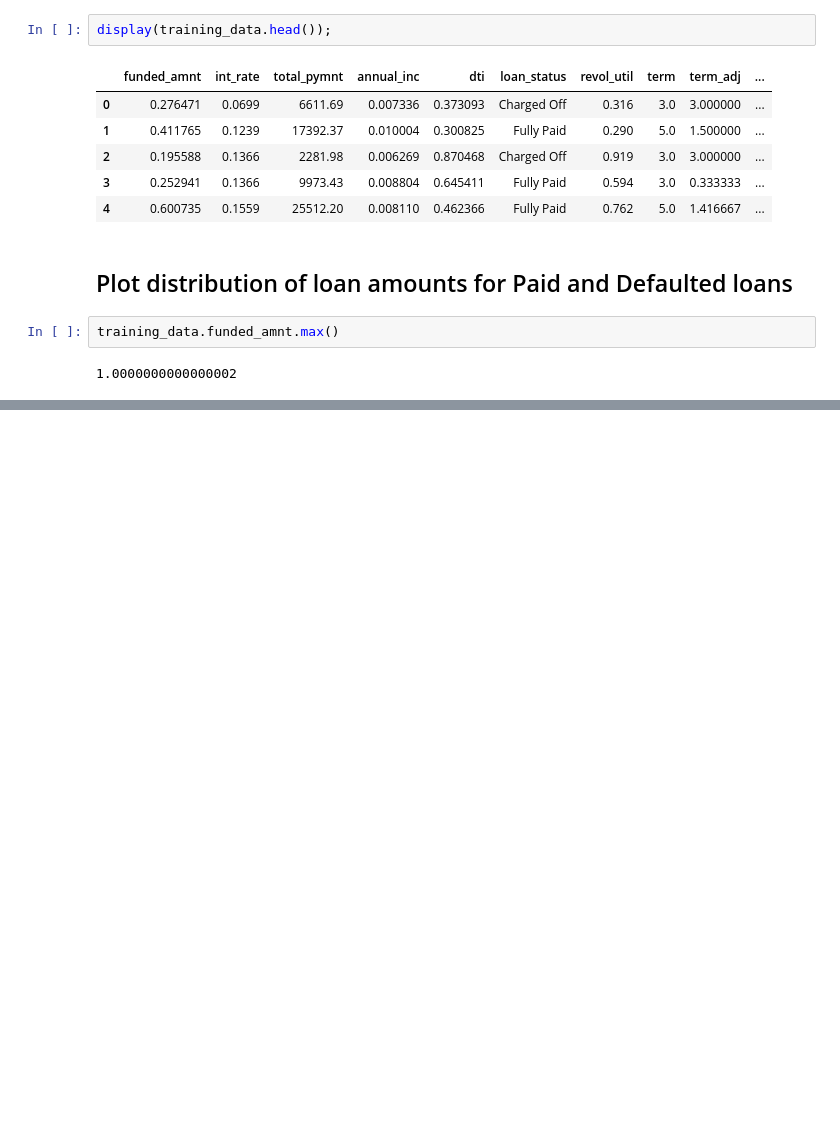
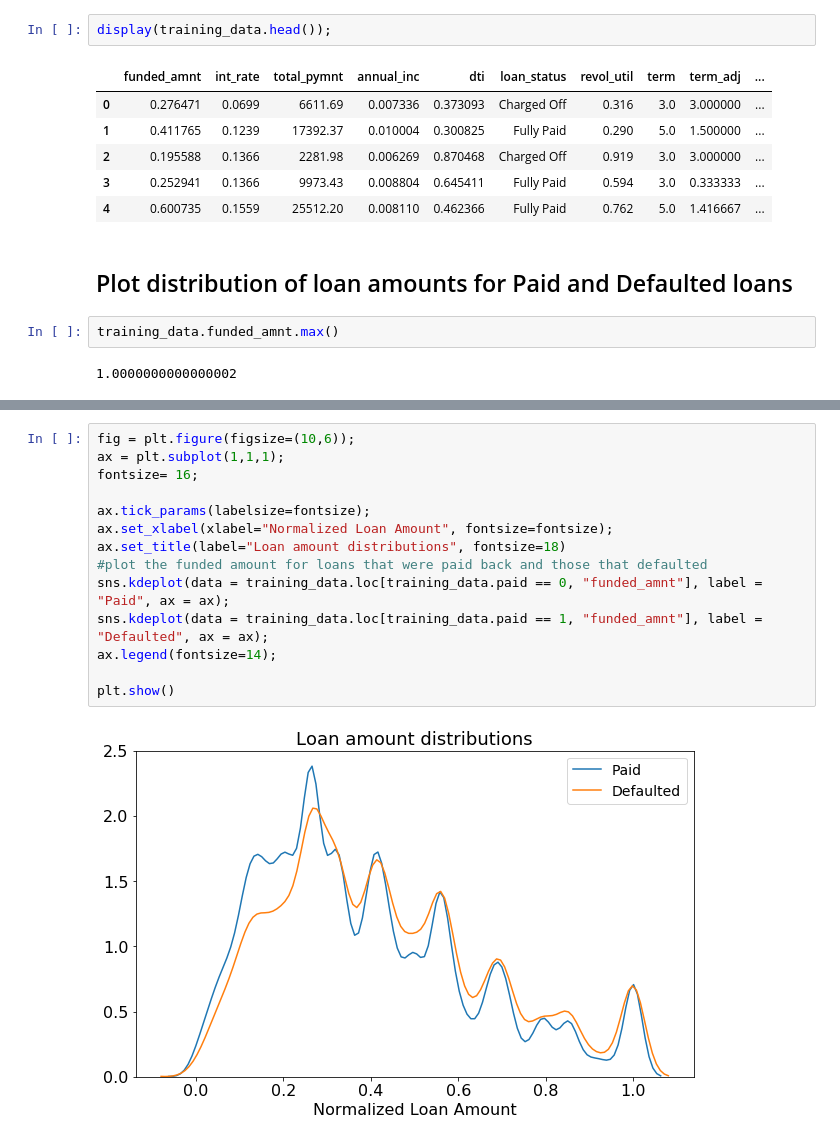
Before and after one commit to bhavenp/209A-FinalProject, a Jupyter notebook: bhaven/EDA_for_final.ipynb, the cells around one changed output, grey strips where cells are left out. Drawn from its saved outputs; the diff is of its cells as text; blank space fills up the shorter version.

```diff
--- a/bhaven/EDA_for_final.ipynb
+++ b/bhaven/EDA_for_final.ipynb
@@ -48,0 +51,16 @@ plt.show()
+# %%
+fig = plt.figure(figsize=(10,6));
+ax = plt.subplot(1,1,1);
+fontsize= 16;
+
+ax.tick_params(labelsize=fontsize);
+ax.set_xlabel(xlabel="Normalized Loan Amount", fontsize=fontsize);
+ax.set_title(label="Loan amount distributions", fontsize=18)
+#plot the funded amount for loans that were paid back and those that defaulted
+sns.kdeplot(data = training_data.loc[training_data.paid == 0, "funded_amnt"], label = "Paid", ax = ax);
+sns.kdeplot(data = training_data.loc[training_data.paid == 1, "funded_amnt"], label = "Defaulted", ax = ax);
+ax.legend(fontsize=14);
+
+plt.show()
+# %% [output]
+[figure, added]
```
Also changed, not shown: parts of 5 cells of this notebook, 1 other file.
